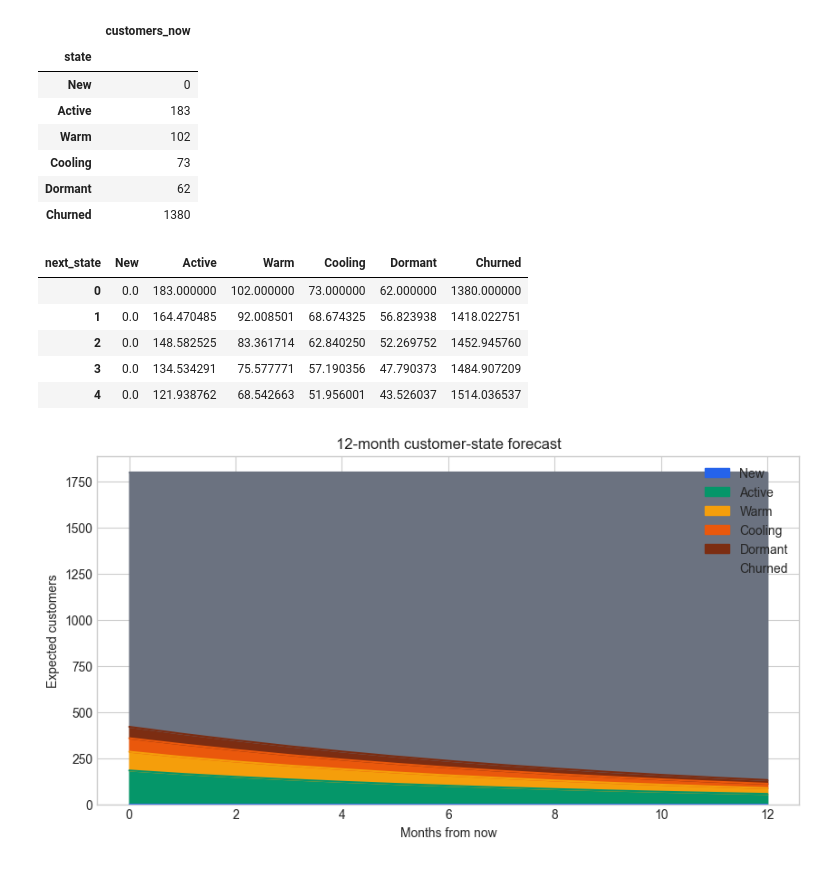
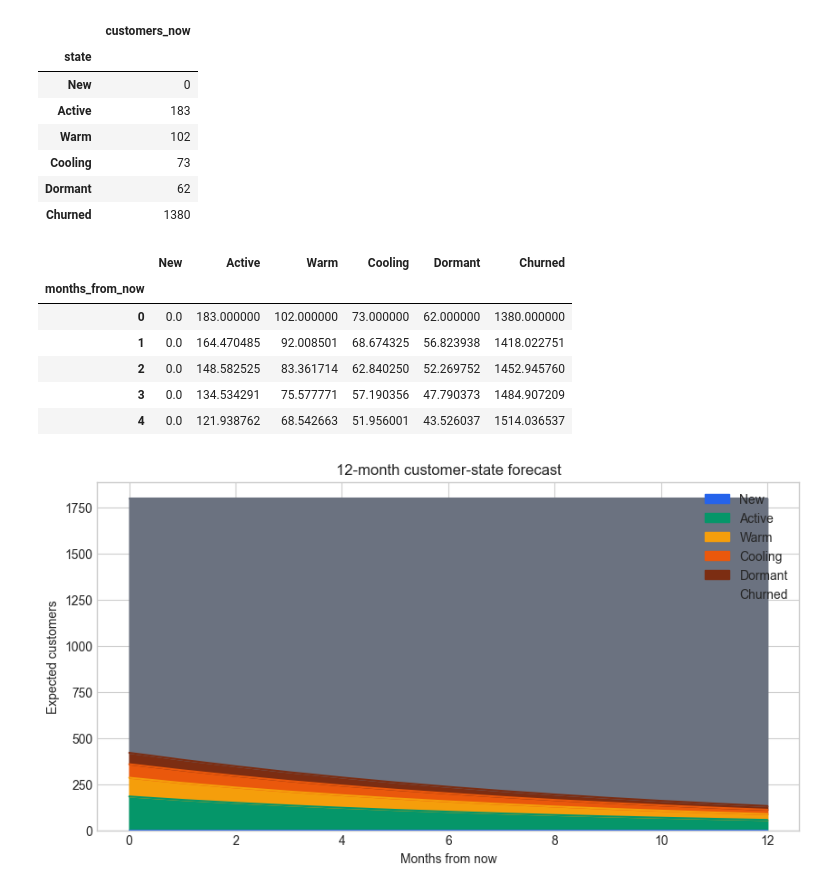
Before and after one commit to josephazar/Survival_Analysis_Demo, a Jupyter notebook: btyd_analysis/LTV_Markov_Intro_End_to_End_Project.ipynb, the cells around one changed output. Saved outputs shown, nothing was run; the diff lists cells and outputs as text; code cells hidden in the pictures.

```diff
--- a/btyd_analysis/LTV_Markov_Intro_End_to_End_Project.ipynb
+++ b/btyd_analysis/LTV_Markov_Intro_End_to_End_Project.ipynb
@@ -185,0 +271,24 @@ plt.show()
+# %%
+train_transitions = transitions[transitions["month"] <= 10]  # from-months 0..10, so only months 0-11 are used
+train_counts, P_train = estimate_transition_matrix(train_transitions)
+print(f"Training transition pairs: {len(train_transitions):,} (months 0-11); holdout: months 12-17")
+
+dist = state_counts.loc[11].values.astype(float)  # observed month-11 snapshot
+projected = {}
+for month in range(12, 18):
+    dist = dist @ np.asarray(P_train, dtype=float)
+    projected[month] = dist.copy()
+projected = pd.DataFrame(projected, index=states).T.rename_axis(index="month", columns=None)
+
+actual = state_counts.loc[12:17].rename_axis(index="month", columns=None)
+errors = projected - actual
+mae_by_month = errors.abs().mean(axis=1)
+
+display(pd.concat({"actual": actual, "projected": projected.round(1)}, axis=1))
+print("MAE across the six states, by projected month (customers):")
+display(mae_by_month.round(1).to_frame("mae_customers"))
+print(
+    f"Overall MAE: {errors.abs().values.mean():.1f} customers per state-month; "
+    f"largest single miss: {errors.abs().values.max():.0f} customers; "
+    f"cohort size: {int(state_counts.loc[11].sum())}."
+)
@@ -331,16 +465,18 @@ current_counts.to_frame("customers_now")
 # %%
 def forecast_counts(current_counts, P, horizon=12):
     dist = current_counts.values.astype(float).reshape(1, -1)
     rows = []
     for t in range(horizon + 1):
         rows.append(pd.Series(dist.ravel(), index=P.columns, name=t))
         dist = dist @ np.asarray(P, dtype=float)
-    return pd.DataFrame(rows)
+    # rename_axis drops the leftover "next_state" column label inherited from P's columns.
+    return pd.DataFrame(rows).rename_axis(index="months_from_now", columns=None)
 
 count_forecast = forecast_counts(current_counts, P_hat, horizon=12)
 count_forecast.head()
 # %% [output]
-| next_state | New | Active | Warm | Cooling | Dormant | Churned |
+|  | New | Active | Warm | Cooling | Dormant | Churned |
+| months_from_now |  |  |  |  |  |  |
 | 0 | 0.0 | 183.000000 | 102.000000 | 73.000000 | 62.000000 | 1380.000000 |
 | 1 | 0.0 | 164.470485 | 92.008501 | 68.674325 | 56.823938 | 1418.022751 |
 | 2 | 0.0 | 148.582525 | 83.361714 | 62.840250 | 52.269752 | 1452.945760 |
```
Also changed, not shown: parts of 26 cells of this notebook, 16 other files.
